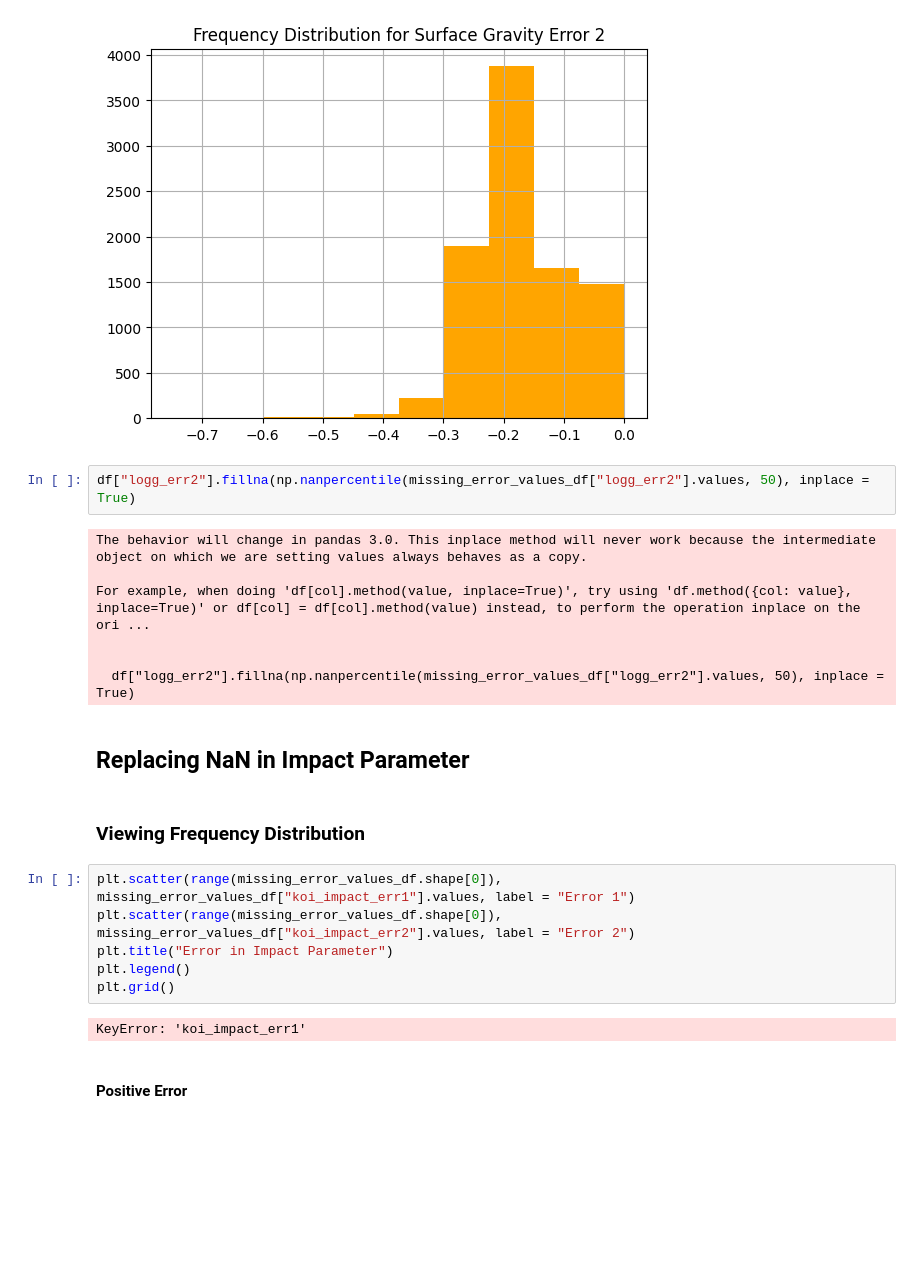
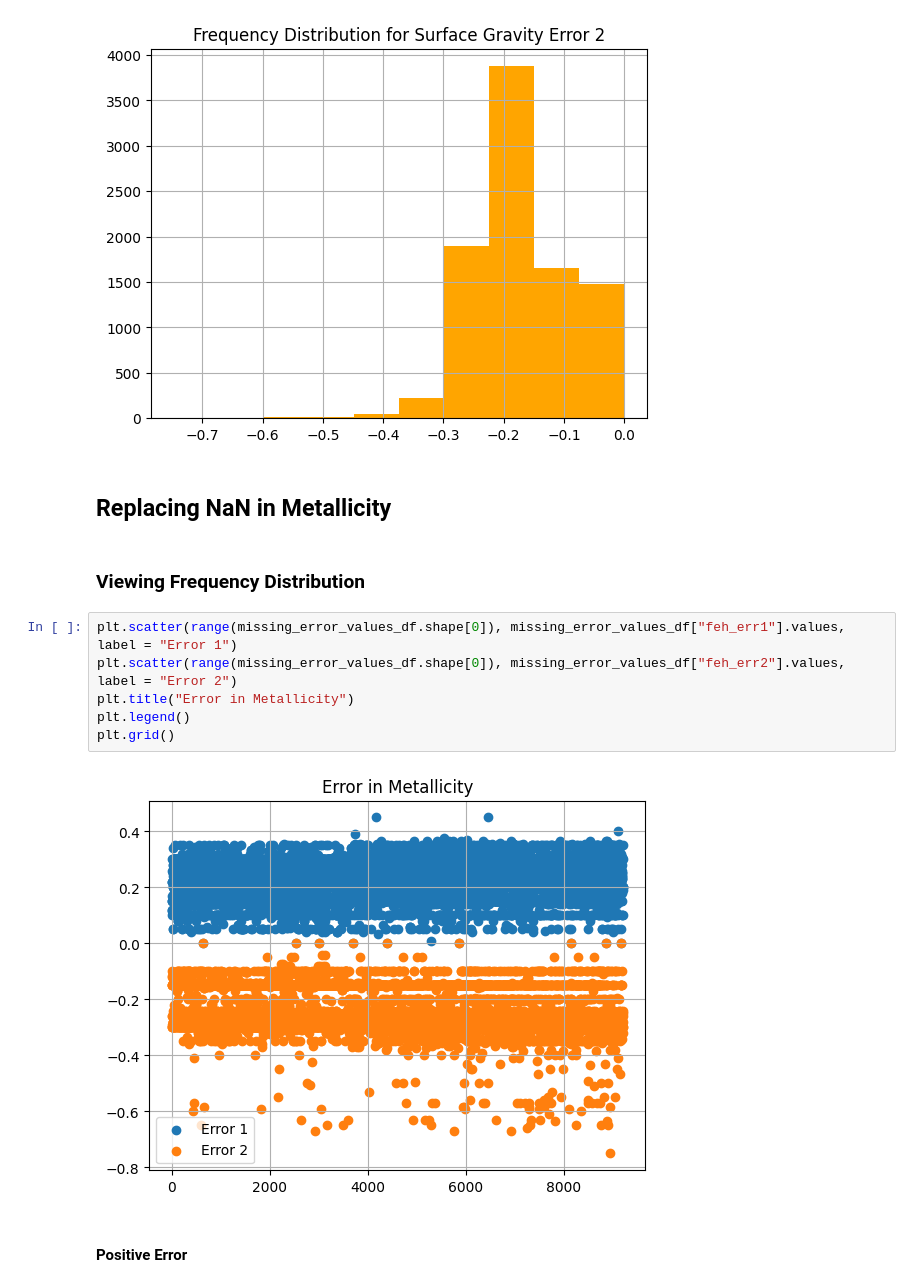
Before and after one commit to drachmacollector/Kepler-AI, a Jupyter notebook: Stellar_Analytics.ipynb, the cells around one changed output. Drawn from its saved outputs; the diff is of its cells as text; blank space fills up the shorter version.

```diff
--- a/Stellar_Analytics.ipynb
+++ b/Stellar_Analytics.ipynb
@@ -220,27 +191,18 @@ plt.title("Frequency Distribution for Surface Gravity Error 2")
 plt.grid()
 # %% [output]
 [figure]
-# %%
-df["logg_err2"].fillna(np.nanpercentile(missing_error_values_df["logg_err2"].values, 50), inplace = True)
-# %% [output]
-The behavior will change in pandas 3.0. This inplace method will never work because the intermediate object on which we are setting values always behaves as a copy.
-
-For example, when doing 'df[col].method(value, inplace=True)', try using 'df.method({col: value}, inplace=True)' or df[col] = df[col].method(value) instead, to perform the operation inplace on the ori ...
-
-
-  df["logg_err2"].fillna(np.nanpercentile(missing_error_values_df["logg_err2"].values, 50), inplace = True)
 # %% [markdown]
-## Replacing NaN in Impact Parameter
+## Replacing NaN in Metallicity
 # %% [markdown]
 ### Viewing Frequency Distribution
 # %%
-plt.scatter(range(missing_error_values_df.shape[0]), missing_error_values_df["koi_impact_err1"].values, label = "Error 1")
-plt.scatter(range(missing_error_values_df.shape[0]), missing_error_values_df["koi_impact_err2"].values, label = "Error 2")
-plt.title("Error in Impact Parameter")
+plt.scatter(range(missing_error_values_df.shape[0]), missing_error_values_df["feh_err1"].values, label = "Error 1")
+plt.scatter(range(missing_error_values_df.shape[0]), missing_error_values_df["feh_err2"].values, label = "Error 2")
+plt.title("Error in Metallicity")
 plt.legend()
 plt.grid()
 # %% [output]
-KeyError: 'koi_impact_err1'
+[figure, added]
 # %% [markdown]
 #### Positive Error
 # %%
```
Also changed, not shown: parts of 121 cells of this notebook.
